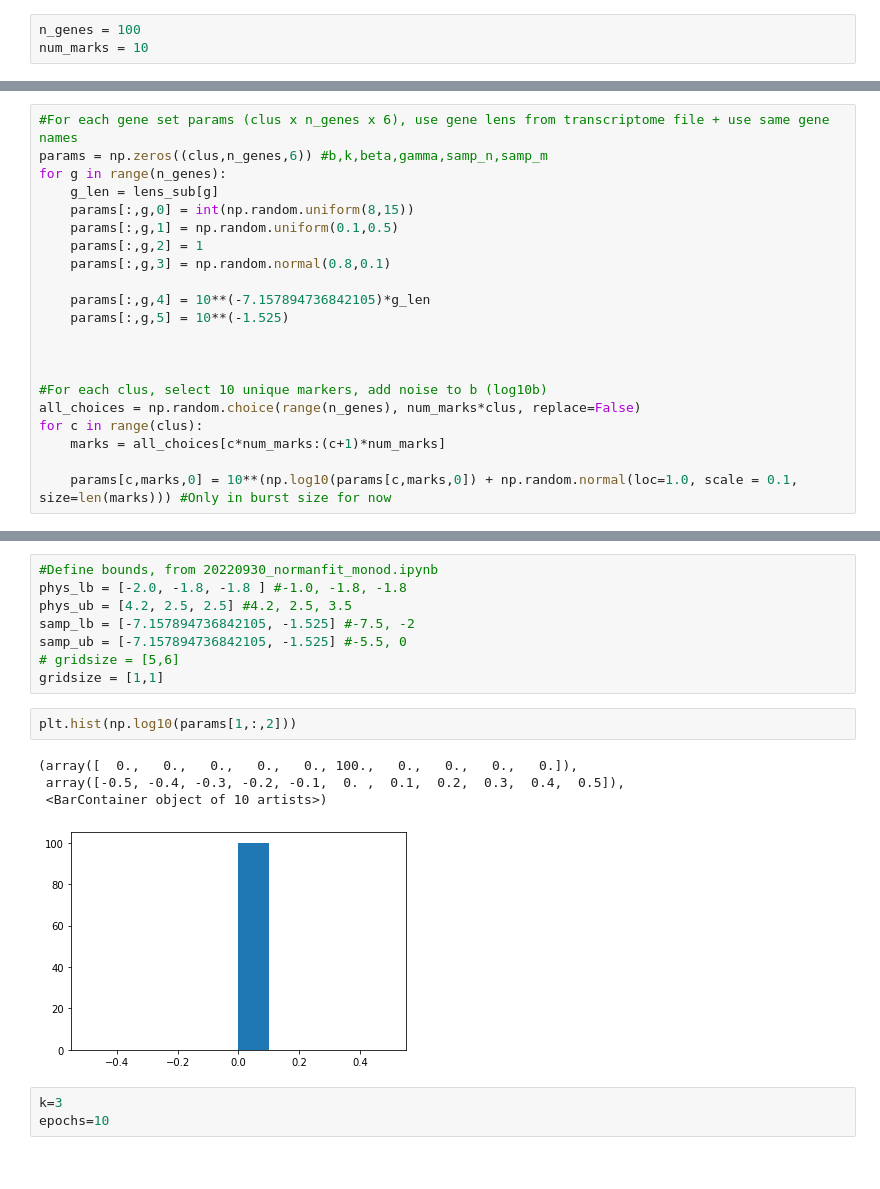
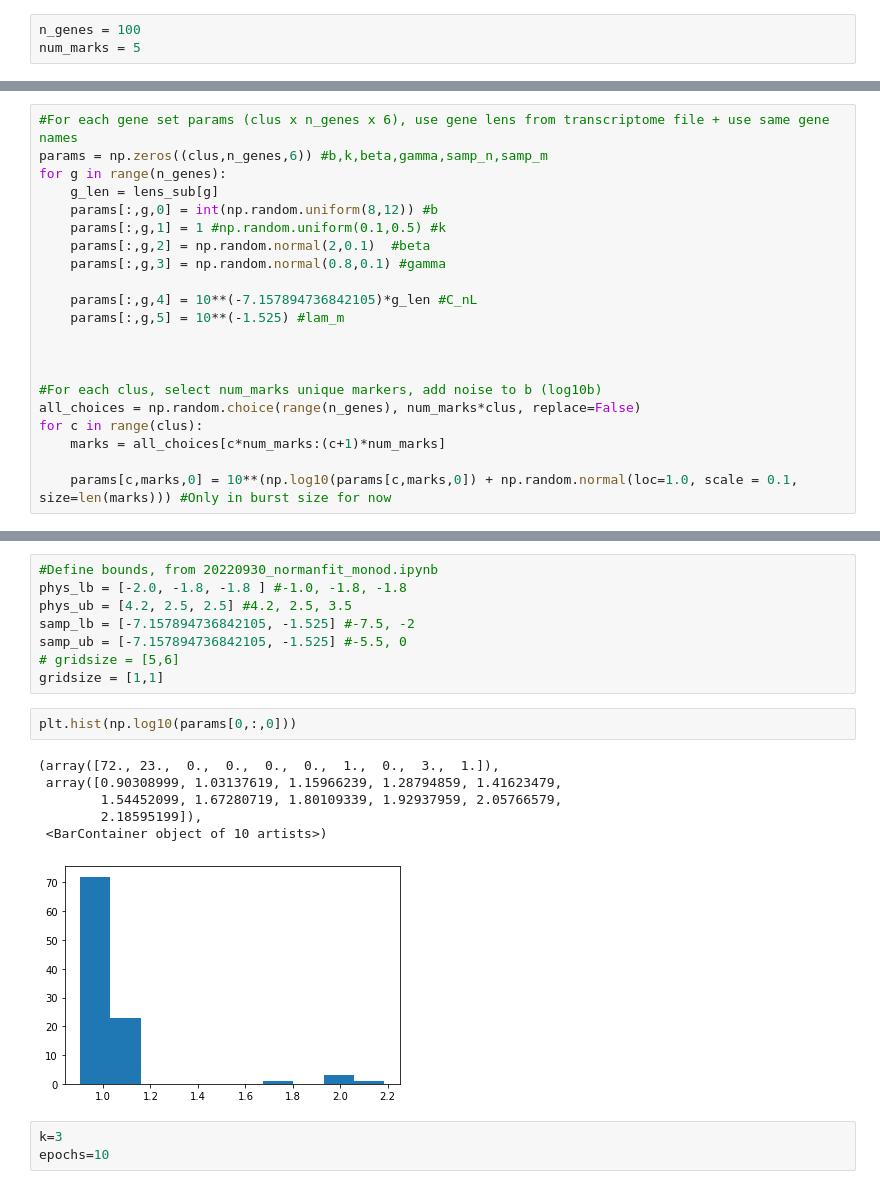
Before and after one commit to tarachari3/perturbCME, a Jupyter notebook: notebooks/20230330_mixModSimTests_Monod.ipynb, the cells around one changed output, grey strips where cells are left out. Saved outputs shown, nothing was run; the diff lists cells and outputs as text.

```diff
--- a/notebooks/20230330_mixModSimTests_Monod.ipynb
+++ b/notebooks/20230330_mixModSimTests_Monod.ipynb
@@ -129,7 +103,7 @@ n_cells = 500
 clus = 3
 # %%
 n_genes = 100
-num_marks = 10
+num_marks = 5
 # %%
 transcriptome = pd.read_csv('/home/tchari/perturbCME/notebooks/gg_200525_genome_polyA_cum_3',delim_whitespace=True,header = None)
 transcriptome.head()
@@ -154,17 +128,17 @@ lens_sub = gene_lens[choices]
 params = np.zeros((clus,n_genes,6)) #b,k,beta,gamma,samp_n,samp_m
 for g in range(n_genes):
     g_len = lens_sub[g]
-    params[:,g,0] = int(np.random.uniform(8,15))
-    params[:,g,1] = np.random.uniform(0.1,0.5)
-    params[:,g,2] = 1
-    params[:,g,3] = np.random.normal(0.8,0.1)
+    params[:,g,0] = int(np.random.uniform(8,12)) #b
+    params[:,g,1] = 1 #np.random.uniform(0.1,0.5) #k
+    params[:,g,2] = np.random.normal(2,0.1)  #beta
+    params[:,g,3] = np.random.normal(0.8,0.1) #gamma
 
-    params[:,g,4] = 10**(-7.157894736842105)*g_len
-    params[:,g,5] = 10**(-1.525)
+    params[:,g,4] = 10**(-7.157894736842105)*g_len #C_nL
+    params[:,g,5] = 10**(-1.525) #lam_m
 
 
 
-#For each clus, select 10 unique markers, add noise to b (log10b)
+#For each clus, select num_marks unique markers, add noise to b (log10b)
 all_choices = np.random.choice(range(n_genes), num_marks*clus, replace=False)
 for c in range(clus):
     marks = all_choices[c*num_marks:(c+1)*num_marks]
@@ -403,12 +449,14 @@ samp_ub = [-7.157894736842105, -1.525] #-5.5, 0
 # gridsize = [5,6]
 gridsize = [1,1]
 # %%
-plt.hist(np.log10(params[1,:,2]))
+plt.hist(np.log10(params[0,:,0]))
 # %% [output]
-(array([  0.,   0.,   0.,   0.,   0., 100.,   0.,   0.,   0.,   0.]),
- array([-0.5, -0.4, -0.3, -0.2, -0.1,  0. ,  0.1,  0.2,  0.3,  0.4,  0.5]),
+(array([72., 23.,  0.,  0.,  0.,  0.,  1.,  0.,  3.,  1.]),
+ array([0.90308999, 1.03137619, 1.15966239, 1.28794859, 1.41623479,
+        1.54452099, 1.67280719, 1.80109339, 1.92937959, 2.05766579,
+        2.18595199]),
  <BarContainer object of 10 artists>)
-[figure, old version]
+[figure, new version]
 # %%
 k=3
 epochs=10
```
Also changed, not shown: parts of 44 cells of this notebook.
